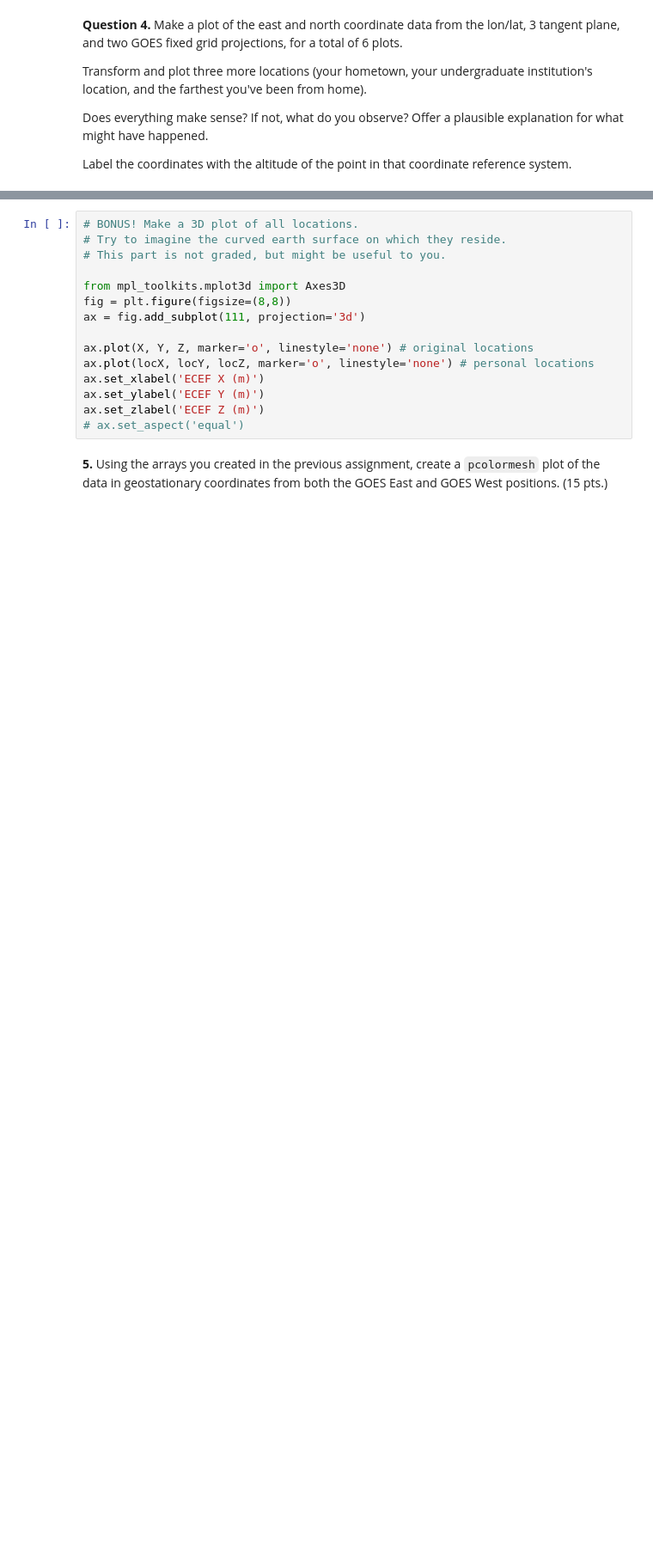
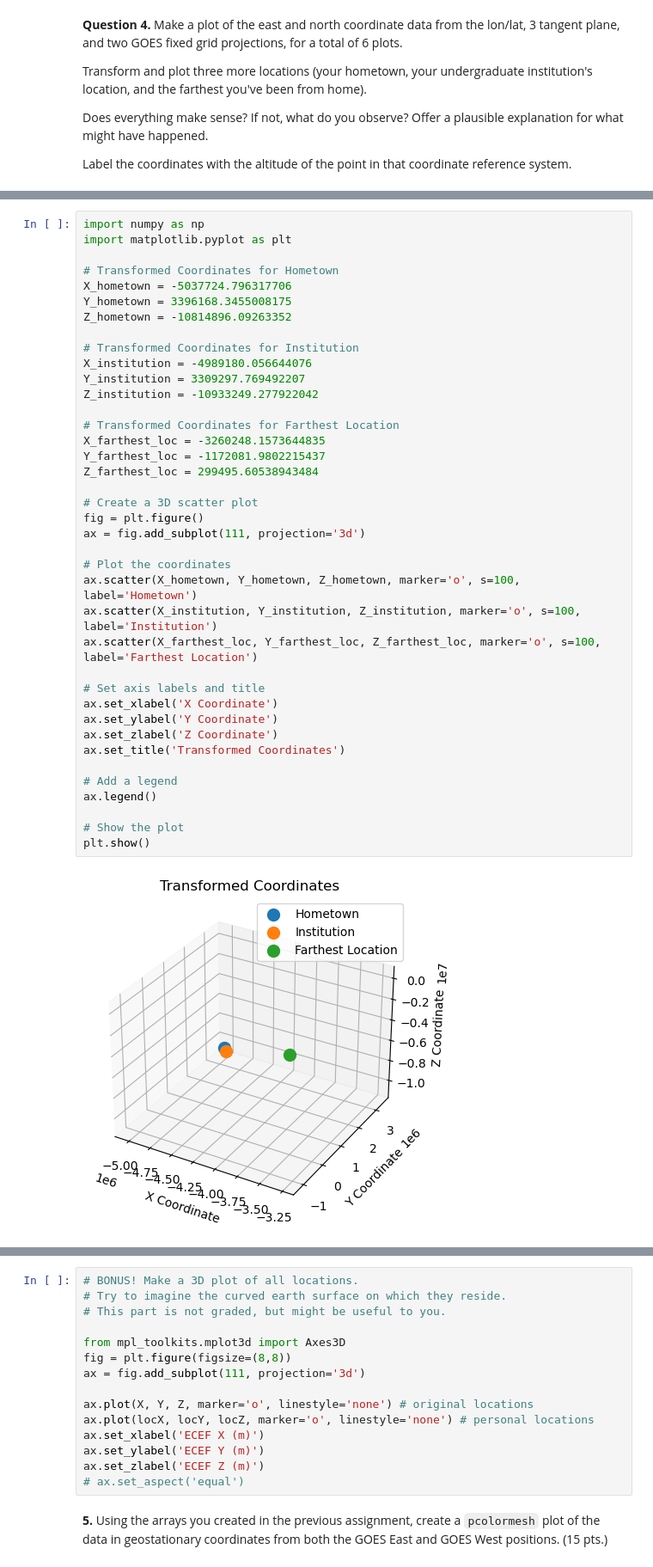
Before and after one commit to temidayo-coder/data-fields, a Jupyter notebook: Homework 2.ipynb, the cells around one changed output, grey strips where cells are left out. Shown: that part at 86% size. Saved outputs shown, nothing was run; the diff lists cells and outputs as text; blank space fills up the shorter version.

```diff
--- a/Homework 2.ipynb
+++ b/Homework 2.ipynb
@@ -356 +636,42 @@ Label the coordinates with the altitude of the point in that coordinate referenc
+# %%
+import numpy as np
+import matplotlib.pyplot as plt
+
+# Transformed Coordinates for Hometown
+X_hometown = -5037724.796317706
+Y_hometown = 3396168.3455008175
+Z_hometown = -10814896.09263352
+
+# Transformed Coordinates for Institution
+X_institution = -4989180.056644076
+Y_institution = 3309297.769492207
+Z_institution = -10933249.277922042
+
+# Transformed Coordinates for Farthest Location
+X_farthest_loc = -3260248.1573644835
+Y_farthest_loc = -1172081.9802215437
+Z_farthest_loc = 299495.60538943484
+
+# Create a 3D scatter plot
+fig = plt.figure()
+ax = fig.add_subplot(111, projection='3d')
+
+# Plot the coordinates
+ax.scatter(X_hometown, Y_hometown, Z_hometown, marker='o', s=100, label='Hometown')
+ax.scatter(X_institution, Y_institution, Z_institution, marker='o', s=100, label='Institution')
+ax.scatter(X_farthest_loc, Y_farthest_loc, Z_farthest_loc, marker='o', s=100, label='Farthest Location')
+
+# Set axis labels and title
+ax.set_xlabel('X Coordinate')
+ax.set_ylabel('Y Coordinate')
+ax.set_zlabel('Z Coordinate')
+ax.set_title('Transformed Coordinates')
+
+# Add a legend
+ax.legend()
+
+# Show the plot
+plt.show()
+# %% [output]
+[figure, added]
 # %%
```
Also changed, not shown: parts of 33 cells of this notebook.
